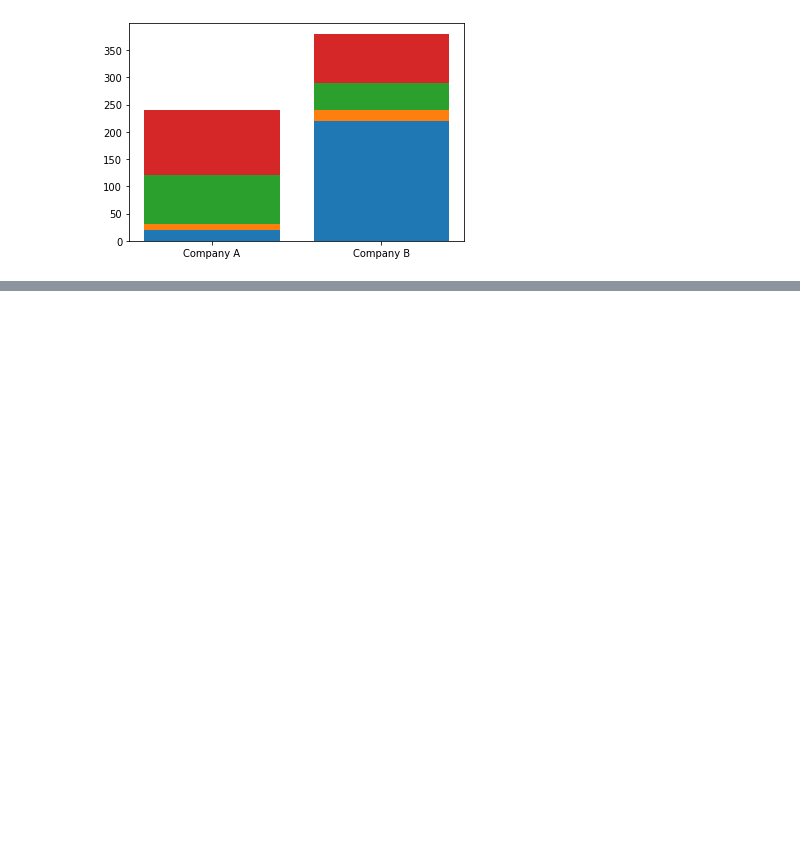
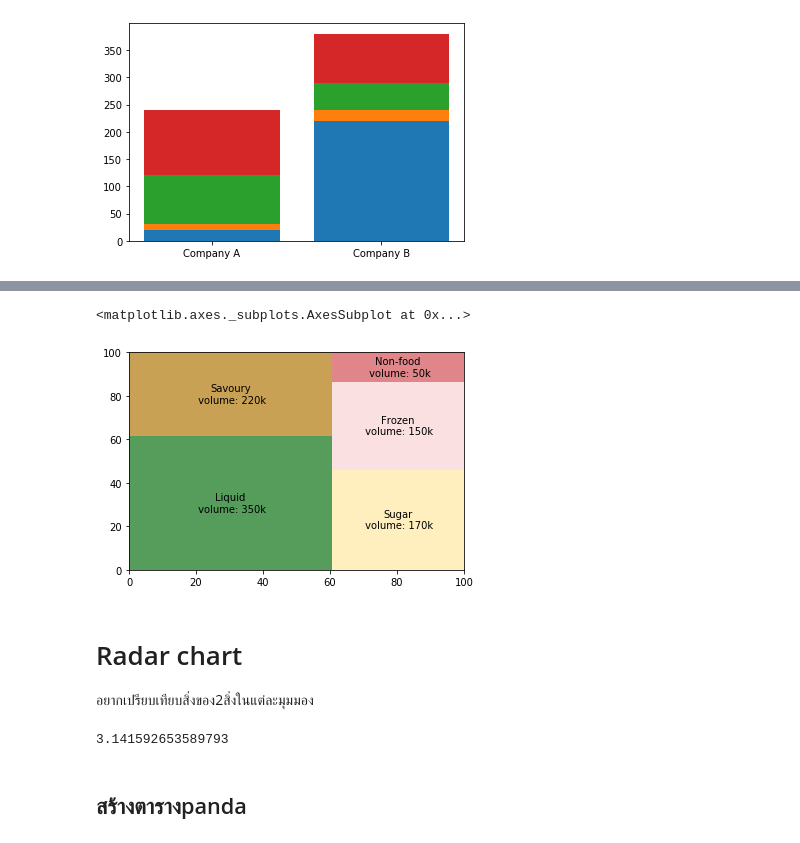
Before and after one commit to panarin2807/Python_dataviz, a Jupyter notebook: Visualize Data Comparison.ipynb, the cells around one changed output, grey strips where cells are left out. Cells and saved outputs as stored; diff of their text form; code cells hidden in the pictures; blank space fills up the shorter version.

```diff
--- a/Visualize Data Comparison.ipynb
+++ b/Visualize Data Comparison.ipynb
@@ -87,0 +130,9 @@ plt.bar([1,2],saledata.iloc[:,3],bottom=saledata.iloc[:,0]+saledata.iloc[:,1]+sa
+# %%
+squarify.plot(sizes=volume, label=labels,
+              color=color_list, alpha=0.7)
+# %% [output]
+<matplotlib.axes._subplots.AxesSubplot at 0x...>
+[figure, added]
+# %% [markdown]
+# Radar chart
+อยากเปรียบเทียบสิ่งของ2สิ่งในแต่ละมุมมอง
@@ -87,0 +144,6 @@ plt.bar([1,2],saledata.iloc[:,3],bottom=saledata.iloc[:,0]+saledata.iloc[:,1]+sa
+# %%
+pi
+# %% [output]
+3.141592653589793
+# %% [markdown]
+## สร้างตารางpanda
```
Also changed, not shown: parts of 38 cells of this notebook.
